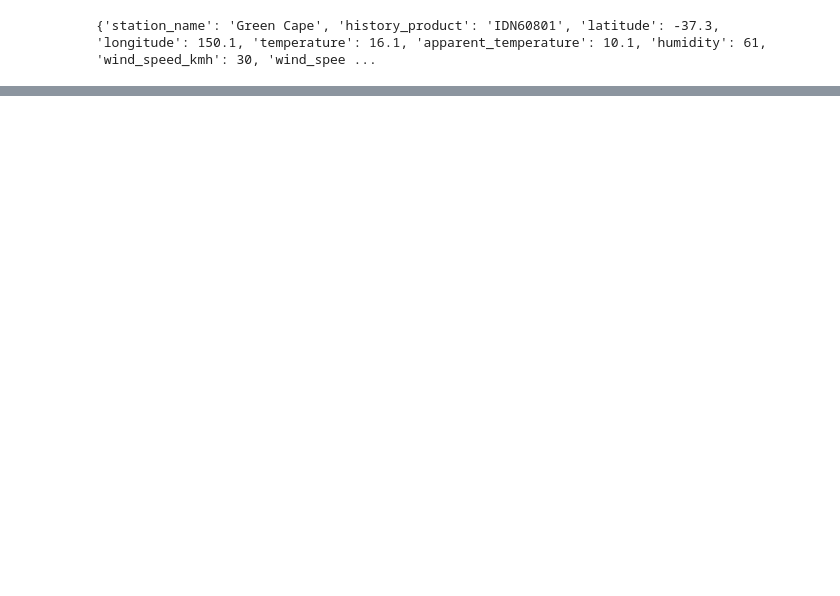
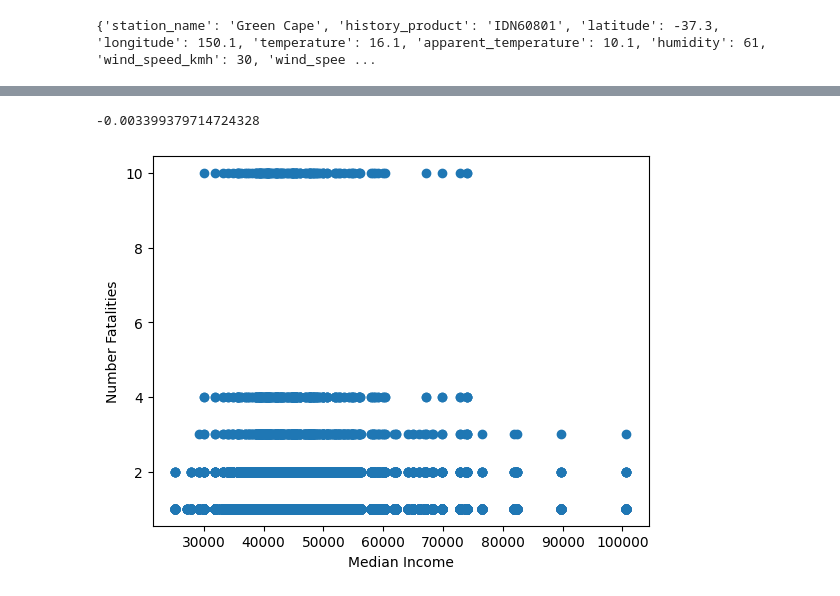
Before and after one commit to BunniYubel/CloudComputingA2, a Jupyter notebook: Data_Visualization.ipynb, the cells around one changed output, grey strips where cells are left out. Saved outputs shown, nothing was run; the diff lists cells and outputs as text; code cells hidden in the pictures; blank space fills up the shorter version.

```diff
--- a/Data_Visualization.ipynb
+++ b/Data_Visualization.ipynb
@@ -535,28 +587,30 @@ plt.show()
 # %%
 # Convert the 'Number Fatalities' column to numeric
 traffic_2023_df['Number Fatalities'] = pd.to_numeric(traffic_2023_df['Number Fatalities'], errors='coerce')
 traffic_grouped = traffic_2023_df.groupby('State')['Number Fatalities'].sum()
 
 traffic_state_counts = traffic_2023_df['State'].value_counts()
 
 # Calculate the median of 'median_aud' for each state
 income_grouped = income_df.groupby('State')['median_aud'].median()
 merged_df = pd.merge(traffic_2023_df, income_df, on='State')
 
 # Calculate the correlation between 'Number Fatalities' and 'median_income'
 correlation = merged_df['Number Fatalities'].corr(merged_df['median_aud'])
 
 
 print(correlation)
 
 plt.scatter(merged_df['median_aud'], merged_df['Number Fatalities'])
 
-plt.axvline(x = 2.5, ymin = 0, ymax = 10, color ='red')
 # Set the labels
 plt.xlabel('Median Income')
 plt.ylabel('Number Fatalities')
 
 # Show the plot
 plt.show()
+# %% [output]
+-0.003399379714724328
+[figure, added]
 # %%
 print(income_df.groupby('State')['median_aud'])
```
Also changed, not shown: parts of 13 cells of this notebook.
